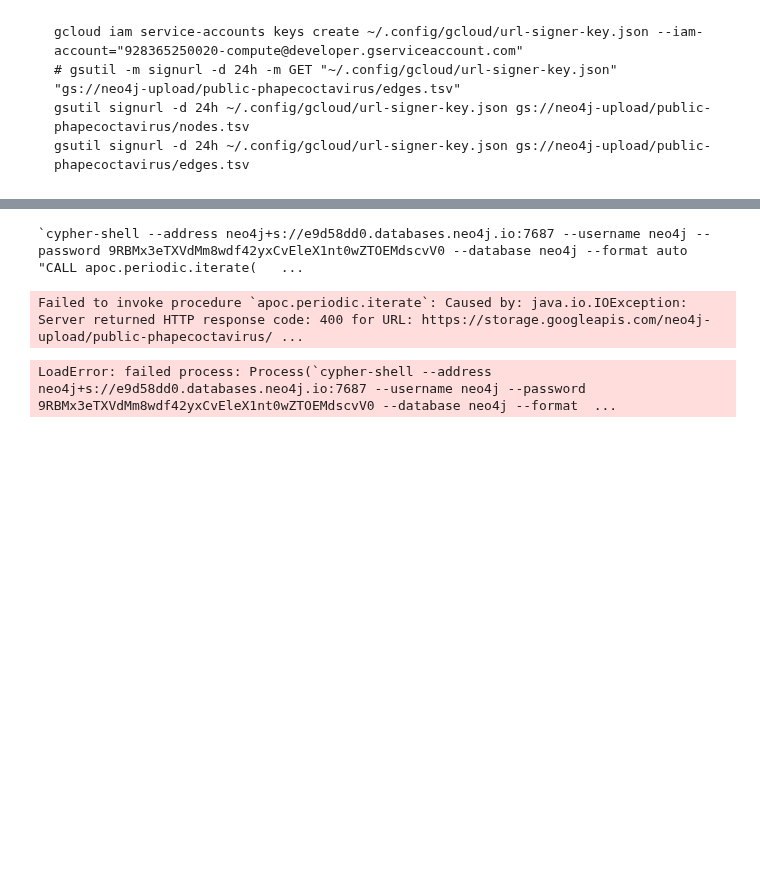
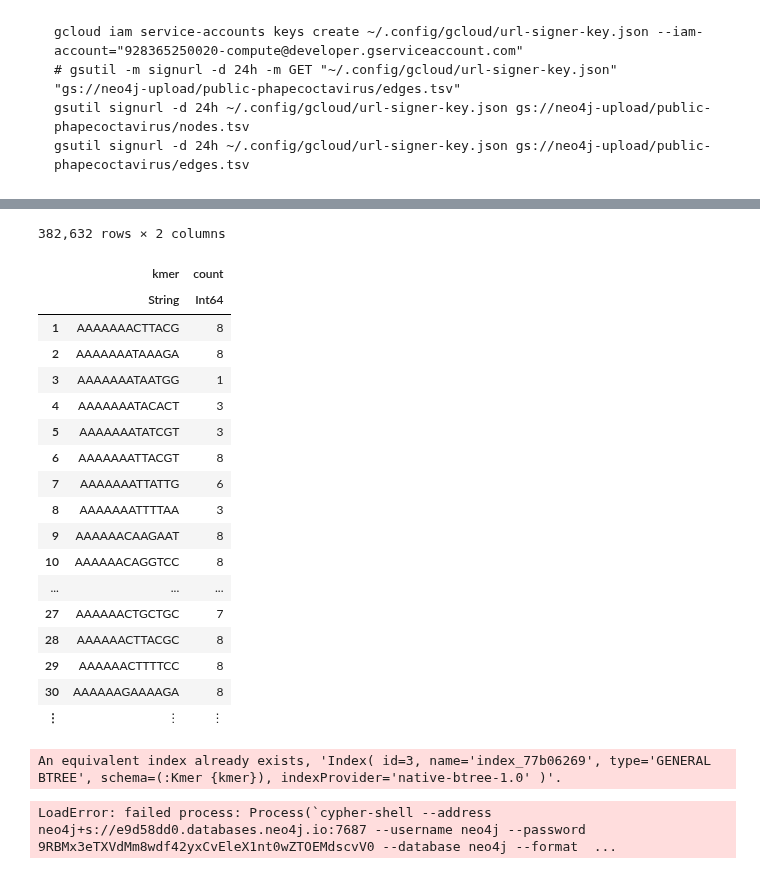
Before and after one commit to cjprybol/Mycelia, a Jupyter notebook: docs/_src/5.Development/2022-03-12-ecoli-tequatro-core-genome-graph.ipynb, the cells around one changed output, grey strips where cells are left out. Saved outputs shown, nothing was run; the diff lists cells and outputs as text; code cells hidden in the pictures; blank space fills up the shorter version.

Commit message:
cypher-based upload with indexing, merge, and prefiltering

```diff
--- a/docs/_src/5.Development/2022-03-12-ecoli-tequatro-core-genome-graph.ipynb
+++ b/docs/_src/5.Development/2022-03-12-ecoli-tequatro-core-genome-graph.ipynb
@@ -250,4 +195,4 @@ mkpath(base_directory)
 # %%
-node_table = joinpath(base_directory, "nodes.tsv")
-edge_table = joinpath(base_directory, "edges.tsv")
+node_table_file = joinpath(base_directory, "nodes.tsv")
+edge_table_file = joinpath(base_directory, "edges.tsv")
 # %% [output]
@@ -325,21 +267,38 @@ NODES_FILE = "https://storage.googleapis.com/neo4j-upload/public-phapecoctavirus
 # MERGE (k:Kmer {kmer: row.kmer})
 # """
 # cmd = rstrip(replace(cmd, '\n' => ' '))
-cmd =
-"""
-CALL apoc.periodic.iterate(
-    "LOAD CSV WITH HEADERS FROM '$(NODES_FILE)' AS row FIELDTERMINATOR '\t' RETURN row",
-    "MERGE (k:Kmer {kmer: row.kmer})",
-    {batchSize:1000})
-"""
-cmd = rstrip(replace(cmd, '\n' => ' '))
-cypher_cmd = Mycelia.cypher(address = ADDRESS, username = USERNAME, password = PASSWORD, database = DATABASE, cmd = cmd)
+# cmd =
+# """
+# CALL apoc.periodic.iterate(
+#     "LOAD CSV WITH HEADERS FROM '$(NODES_FILE)' AS row FIELDTERMINATOR '\t' RETURN row",
+#     "MERGE (k:Kmer {kmer: row.kmer})",
+#     {batchSize:1000})
+# """
+# cmd = rstrip(replace(cmd, '\n' => ' '))
+# cypher_cmd = Mycelia.cypher(address = ADDRESS, username = USERNAME, password = PASSWORD, database = DATABASE, cmd = cmd)
-# %% [output]
-`cypher-shell --address neo4j+s://e9d58dd0.databases.neo4j.io:7687 --username neo4j --password 9RBMx3eTXVdMm8wdf42yxCvEleX1nt0wZTOEMdscvV0 --database neo4j --format auto "CALL apoc.periodic.iterate(   ...
 # %%
-@time run(cypher_cmd)
+# @time run(cypher_cmd)
-# %% [output]
-Failed to invoke procedure `apoc.periodic.iterate`: Caused by: java.io.IOException: Server returned HTTP response code: 400 for URL: https://storage.googleapis.com/neo4j-upload/public-phapecoctavirus/ ...
-LoadError: failed process: Process(`cypher-shell --address neo4j+s://e9d58dd0.databases.neo4j.io:7687 --username neo4j --password 9RBMx3eTXVdMm8wdf42yxCvEleX1nt0wZTOEMdscvV0 --database neo4j --format  ...
 # %%
 # write a batching script that will load the CSV, write temporary files to GCP, grab the signed url, upload with cypher, delete the temp file, and then repeat until complete
+# %%
+node_table = DataFrames.DataFrame(uCSV.read(node_table_file, header=1, delim='\t')...)
+# %% [output]
+382,632 rows × 2 columns
+|  | kmer | count |
+|  | String | Int64 |
+| 1 | AAAAAAACTTACG | 8 |
+| 2 | AAAAAAATAAAGA | 8 |
+| 3 | AAAAAAATAATGG | 1 |
+| 4 | AAAAAAATACACT | 3 |
+| 5 | AAAAAAATATCGT | 3 |
+| 6 | AAAAAAATTACGT | 8 |
+| 7 | AAAAAAATTATTG | 6 |
+| 8 | AAAAAAATTTTAA | 3 |
+| 9 | AAAAAACAAGAAT | 8 |
+| 10 | AAAAAACAGGTCC | 8 |
+| ... | ... | ... |
+| 27 | AAAAAACTGCTGC | 7 |
+| 28 | AAAAAACTTACGC | 8 |
+| 29 | AAAAAACTTTTCC | 8 |
+| 30 | AAAAAAGAAAAGA | 8 |
+| ⋮ | ⋮ | ⋮ |
@@ -345,0 +340,14 @@ LoadError: failed process: Process(`cypher-shell --address neo4j+s://e9d58dd0.da
+# %%
+# index the kmer space to improve performance??
+cmd =
+"""
+CREATE INDEX
+FOR (k:Kmer)
+ON (k.kmer)
+"""
+cmd = strip(replace(cmd, '\n' => ' '))
+cypher_cmd = Mycelia.cypher(address = ADDRESS, username = USERNAME, password = PASSWORD, database = DATABASE, cmd = cmd)
+run(cypher_cmd)
+# %% [output]
+An equivalent index already exists, 'Index( id=3, name='index_77b06269', type='GENERAL BTREE', schema=(:Kmer {kmer}), indexProvider='native-btree-1.0' )'.
+LoadError: failed process: Process(`cypher-shell --address neo4j+s://e9d58dd0.databases.neo4j.io:7687 --username neo4j --password 9RBMx3eTXVdMm8wdf42yxCvEleX1nt0wZTOEMdscvV0 --database neo4j --format  ...
```
Also changed, not shown: parts of 30 cells of this notebook.
